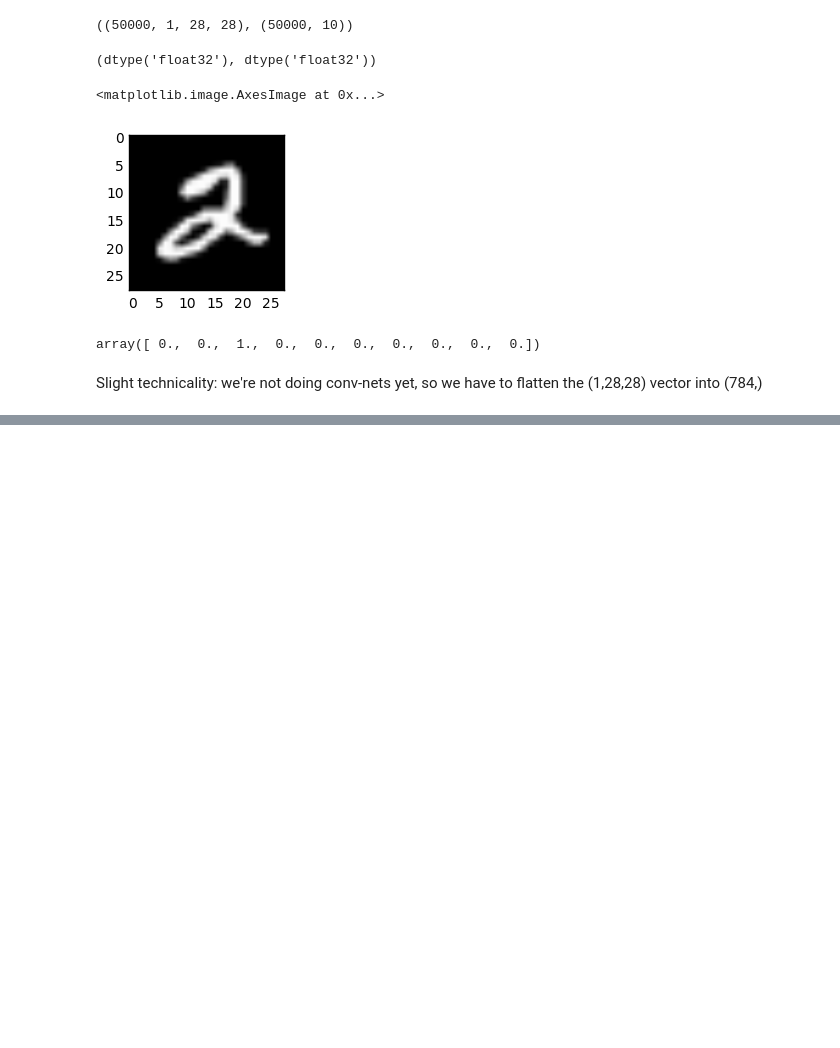
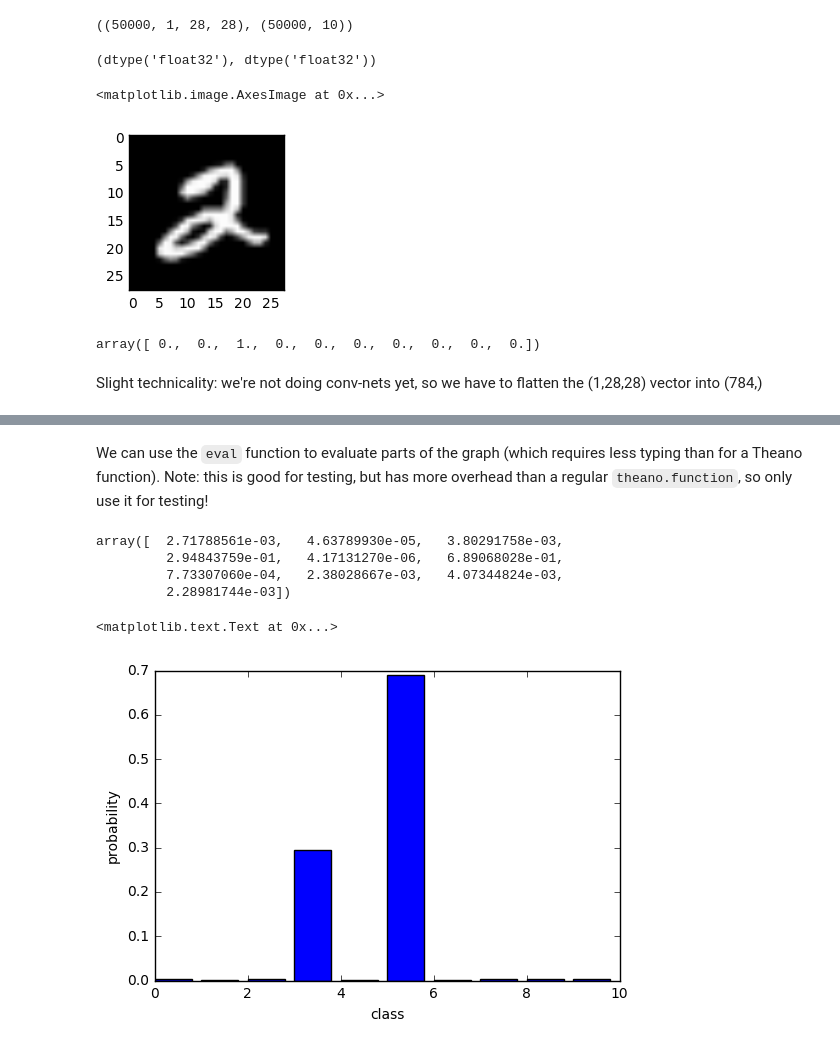
Before and after one commit to christopher-beckham/inf6953h, a Jupyter notebook: intro.ipynb, the cells around one changed output, grey strips where cells are left out. Cells and saved outputs as stored; diff of their text form; code cells hidden in the pictures; blank space fills up the shorter version.

```diff
--- a/intro.ipynb
+++ b/intro.ipynb
@@ -590,0 +622,17 @@ Inputs types: [TensorType(float64, matrix), TensorType(float64, vector)]
+# %% [markdown]
+We can use the `eval` function to evaluate parts of the graph (which requires less typing than for a Theano function). Note: this is good for testing, but has more overhead than a regular `theano.function`, so only use it for testing!
+# %%
+py_test = preds.eval({X:X_train[0:1]})
+py_test[0]
+# %% [output]
+array([  2.71788561e-03,   4.63789930e-05,   3.80291758e-03,
+         2.94843759e-01,   4.17131270e-06,   6.89068028e-01,
+         7.73307060e-04,   2.38028667e-03,   4.07344824e-03,
+         2.28981744e-03])
+# %%
+plt.bar( height=py_test[0], left=range(10) )
+plt.xlabel('class')
+plt.ylabel('probability')
+# %% [output]
+<matplotlib.text.Text at 0x...>
+[figure, added]
```
Also changed, not shown: parts of 10 cells of this notebook, 1 other file.
